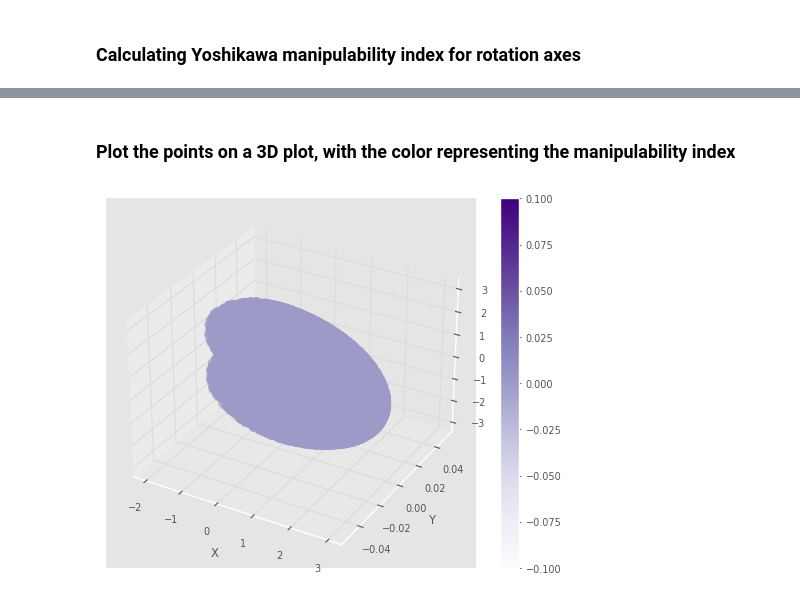
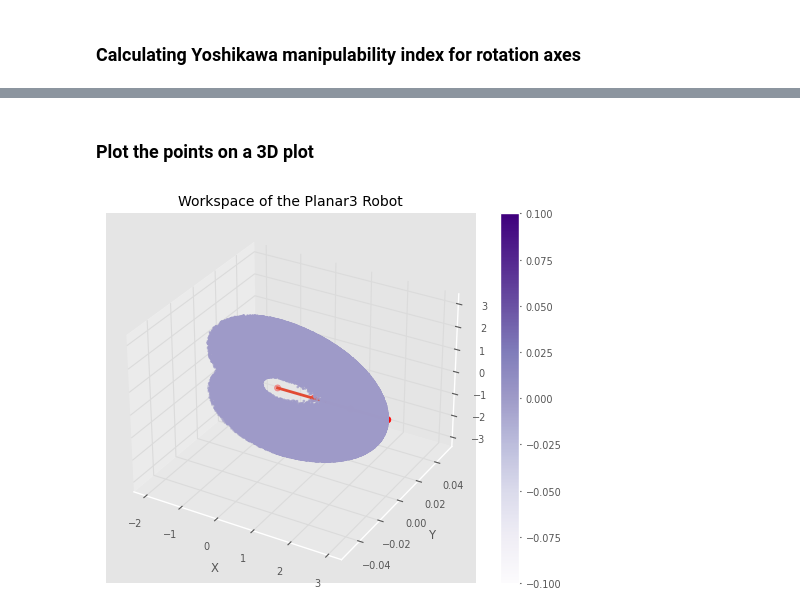
Before and after one commit to mtalirfan/ME-489-MATLAB-Manipulator, a Jupyter notebook: Python/Planar3.ipynb, the cells around one changed output, grey strips where cells are left out. Drawn from its saved outputs; the diff is of its cells as text; code cells hidden in the pictures.

```diff
--- a/Python/Planar3.ipynb
+++ b/Python/Planar3.ipynb
@@ -74,8 +76,11 @@ E3 = rtb.ET.Rz()
 planar3_y = E1 * E2 * E1 * E2 * E1 * E2
 planar3_z = E3 * E2 * E3 * E2 * E3 * E2
 
+planar3_points = np.array([[0, 0, 0], [1, 0, 0], [2, 0, 0], [3, 0, 0]])
+
 print(planar3_y)
 print(planar3_z)
+print(planar3_points)
 # %% [output]
 Ry(q0) ⊕ tx(1) ⊕ Ry(q1) ⊕ tx(1) ⊕ Ry(q2) ⊕ tx(1)
 Rz(q0) ⊕ tx(1) ⊕ Rz(q1) ⊕ tx(1) ⊕ Rz(q2) ⊕ tx(1)
@@ -188,11 +193,11 @@ import random
 
 list_of_points = [] # List of end effector positions
 list_q_point = [] # List of joint angles
-no_of_points = 100000
+n_points = 100000
 
-for i in range(no_of_points):
+for i in range(n_points):
     # Define the joint limits
-    q_max = [random.uniform(-np.pi/2, np.pi/2), random.uniform(-np.pi, np.pi), random.uniform(-np.pi, np.pi)]
+    q_max = [random.uniform(-np.pi/2, np.pi/2), random.uniform(-3*np.pi/4, 3*np.pi/4), random.uniform(-np.pi/2, np.pi/2)]
 
     q_point = np.array(q_max)
     fk_planar3 = planar3_y.fkine(q_point)
@@ -234,7 +239,7 @@ def manipulability(robot, q, axes):
 
     return m
 # %%
-# Make a Panda, create a Robot instance
+# create a Robot instance
 planar3_robot = rtb.Robot(planar3_y)
 
 # Only the rotation axes
@@ -242,9 +247,11 @@ rot_axes = [False, False, False, True, True, True]
 
 list_rot_manipulability = []
 
-for i in range(no_of_points):
+for i in range(n_points):
     rot_manipulability = manipulability(planar3_robot, list_q_point[i], rot_axes)
     list_rot_manipulability.append(rot_manipulability)
 
 list_rot_manipulability = np.array(list_rot_manipulability)
 # print(list_rot_manipulability)
+
+print(planar3_robot)
@@ -251,23 +268,33 @@ list_rot_manipulability = np.array(list_rot_manipulability)
 # %% [markdown]
-### Plot the points on a 3D plot, with the color representing the manipulability index
+### Plot the points on a 3D plot
 # %%
 fig = plt.figure()
 ax = fig.add_subplot(111, projection='3d')
 
 x = list_of_points[:,0]
 y = list_of_points[:,1]
 z = list_of_points[:,2]
 c = list_rot_manipulability
 cmap = plt.cm.Purples
+s = 2
 
-scatter = ax.scatter(x, y, z, c=c, cmap=cmap)
+scatter = ax.scatter(x, y, z, c=c, cmap=cmap, s=s)
+
+planar3_points_x = planar3_points[:,0]
+planar3_points_y = planar3_points[:,1]
+planar3_points_z = planar3_points[:,2]
+
+planar3_plot = ax.scatter3D(planar3_points_x, planar3_points_y, planar3_points_z, color='red')
+planar3_plot = ax.plot3D(planar3_points_x, planar3_points_y, planar3_points_z, linewidth=s)
 
 ax.set_xlabel('X')
 ax.set_ylabel('Y')
 ax.set_zlabel('Z')
 
 fig.colorbar(scatter, ax=ax)
 
+plt.title('Workspace of the Planar3 Robot')
+
 plt.show()
 # %% [output]
-[figure, old version]
+[figure, new version]
```
Also changed, not shown: parts of 13 cells of this notebook, 14 other files.
